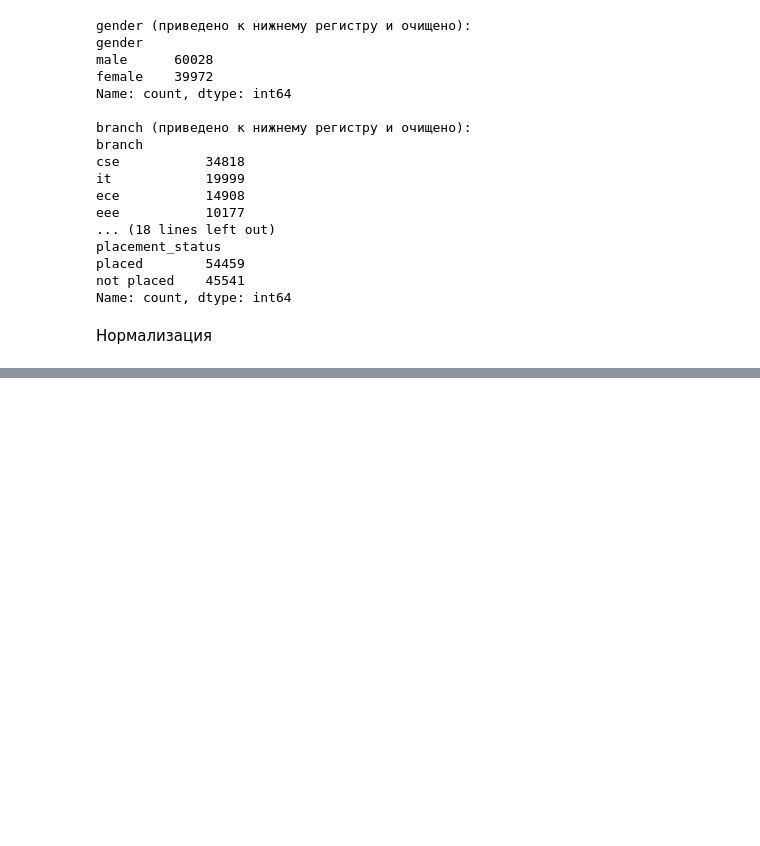
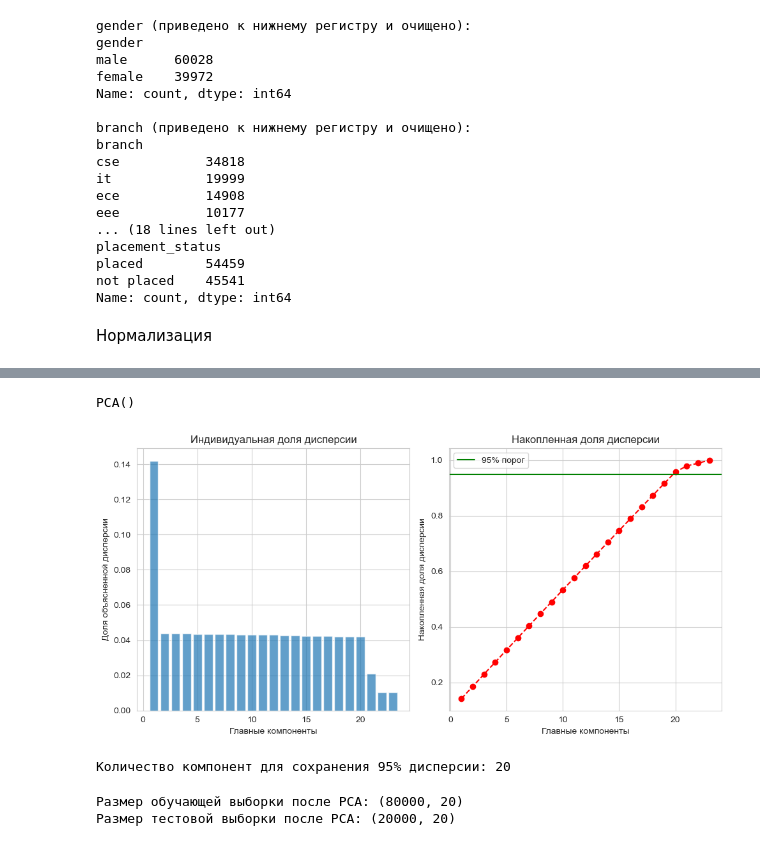
Before and after one commit to slaav1k/RSREU_MethodsML, a Jupyter notebook: sample.ipynb, the cells around one changed output, grey strips where cells are left out. Saved outputs shown, nothing was run; the diff lists cells and outputs as text; code cells hidden in the pictures; blank space fills up the shorter version.

```diff
--- a/sample.ipynb
+++ b/sample.ipynb
@@ -511,0 +790,10 @@ dtype: float64
+# %%
+from sklearn.model_selection import train_test_split
+
+X_train_clf, X_test_clf, y_train_clf, y_test_clf = train_test_split(
+    df_clf_prepared, y_clf, test_size=0.2, random_state=42, stratify=y_clf
+)
+
+print(f"Размер обучающей выборки: {X_train_clf.shape}")
+print(f"Размер тестовой выборки: {X_test_clf.shape}")
+print(f"Распределение классов в обучающей выборке:\n{y_train_clf.value_counts(normalize=True)}")
@@ -511,0 +808,49 @@ dtype: float64
+# %%
+from sklearn.decomposition import PCA
+
+pca_clf = PCA()
+pca_clf.fit(X_train_clf)
+# %% [output]
+PCA()
+# %%
+import numpy as np
+import matplotlib.pyplot as plt
+
+explained_variance_clf = pca_clf.explained_variance_ratio_
+cumulative_variance_clf = np.cumsum(explained_variance_clf)
+
+
+
+plt.figure(figsize=(10, 5))
+plt.subplot(1, 2, 1)
+plt.bar(range(1, len(explained_variance_clf) + 1), explained_variance_clf, alpha=0.7)
+plt.xlabel('Главные компоненты')
+plt.ylabel('Доля объясненной дисперсии')
+plt.title('Индивидуальная доля дисперсии')
+
+plt.subplot(1, 2, 2)
+plt.plot(range(1, len(cumulative_variance_clf) + 1), cumulative_variance_clf, marker='o', linestyle='--', color='r')
+plt.xlabel('Главные компоненты')
+plt.ylabel('Накопленная доля дисперсии')
+plt.title('Накопленная доля дисперсии')
+plt.axhline(y=0.95, color='g', linestyle='-', label='95% порог')
+plt.legend()
+plt.tight_layout()
+plt.show()
+# %% [output]
+[figure, added]
+# %%
+n_components_for_95_clf = np.argmax(cumulative_variance_clf >= 0.95) + 1
+print(f"Количество компонент для сохранения 95% дисперсии: {n_components_for_95_clf}")
+# %% [output]
+Количество компонент для сохранения 95% дисперсии: 20
+# %%
+pca_final_clf = PCA(n_components=n_components_for_95_clf)
+X_train_pca_clf = pca_final_clf.fit_transform(X_train_clf)
+X_test_pca_clf = pca_final_clf.transform(X_test_clf)
+
+print(f"Размер обучающей выборки после PCA: {X_train_pca_clf.shape}")
+print(f"Размер тестовой выборки после PCA: {X_test_pca_clf.shape}")
+# %% [output]
+Размер обучающей выборки после PCA: (80000, 20)
+Размер тестовой выборки после PCA: (20000, 20)
```
Also changed, not shown: parts of 28 cells of this notebook.
